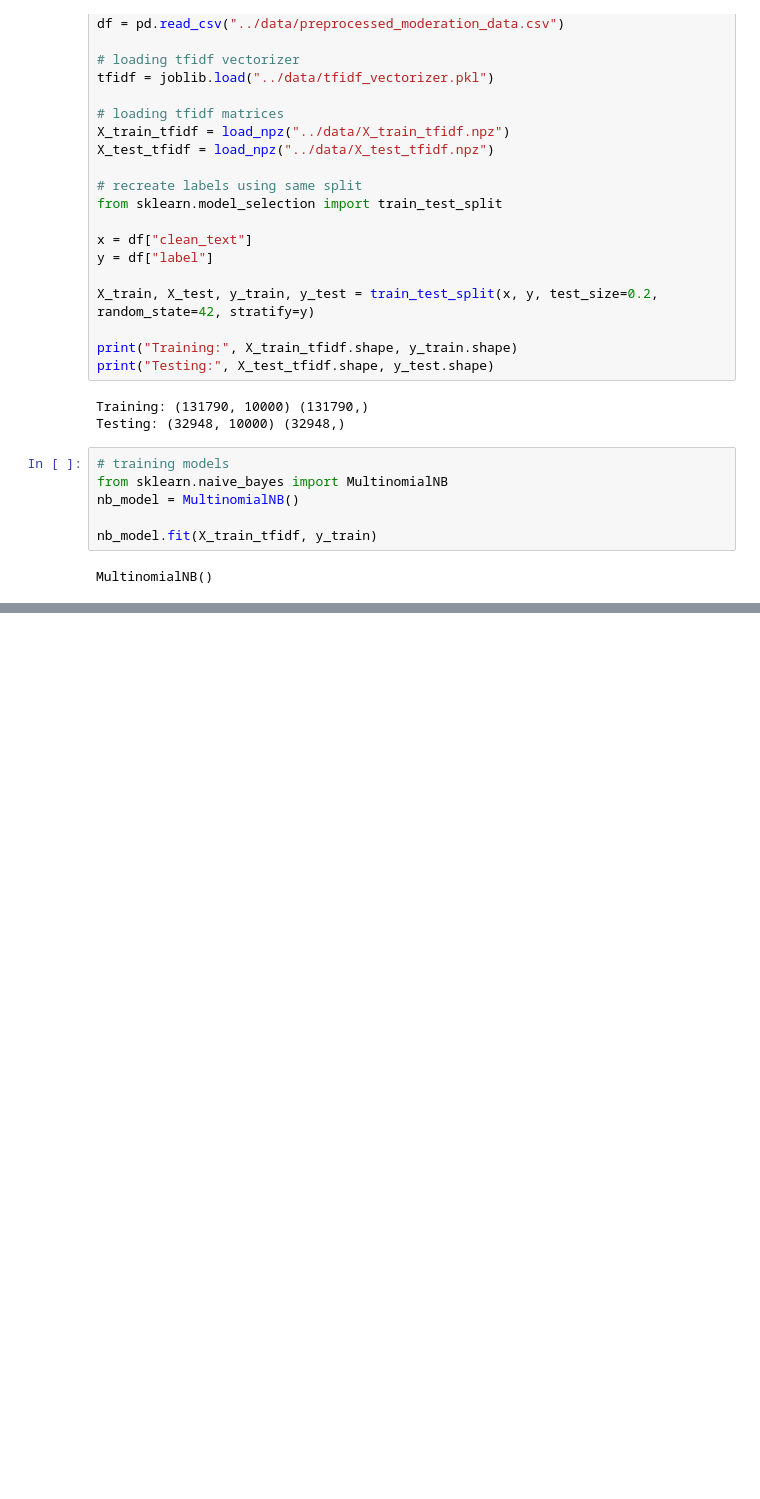
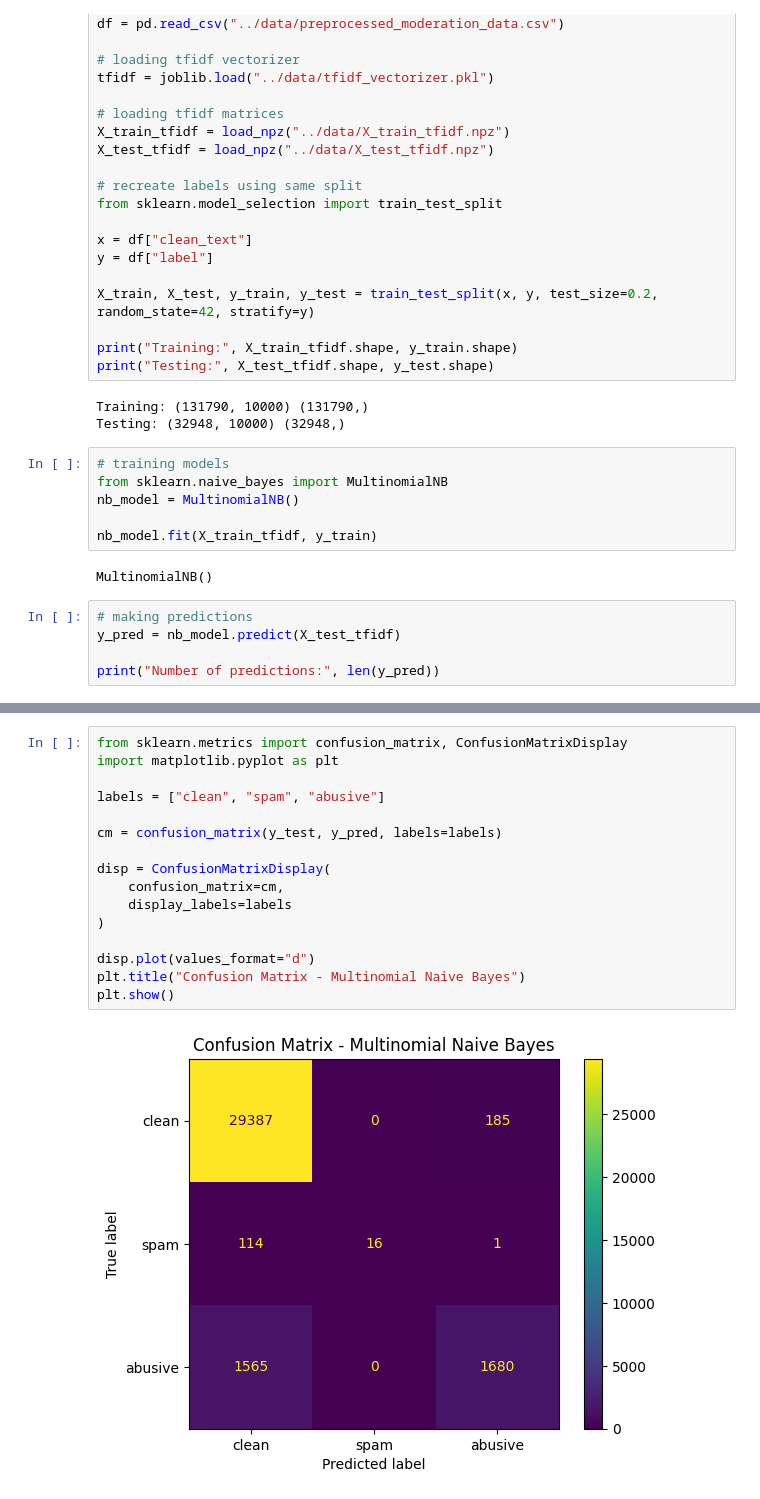
Before and after one commit to divyamohan6388-droid/Real-Time-Content-Moderation, a Jupyter notebook: notebooks/model_training.ipynb, the cells around one changed output, grey strips where cells are left out. Saved outputs shown, nothing was run; the diff lists cells and outputs as text; blank space fills up the shorter version.

Commit message:
completed model training and evaluation

```diff
--- a/notebooks/model_training.ipynb
+++ b/notebooks/model_training.ipynb
@@ -35,3 +35,8 @@ nb_model = MultinomialNB()
 nb_model.fit(X_train_tfidf, y_train)
 # %% [output]
 MultinomialNB()
+# %%
+# making predictions
+y_pred = nb_model.predict(X_test_tfidf)
+
+print("Number of predictions:", len(y_pred))
@@ -37,0 +69,18 @@ MultinomialNB()
+# %%
+from sklearn.metrics import confusion_matrix, ConfusionMatrixDisplay
+import matplotlib.pyplot as plt
+
+labels = ["clean", "spam", "abusive"]
+
+cm = confusion_matrix(y_test, y_pred, labels=labels)
+
+disp = ConfusionMatrixDisplay(
+    confusion_matrix=cm,
+    display_labels=labels
+)
+
+disp.plot(values_format="d")
+plt.title("Confusion Matrix - Multinomial Naive Bayes")
+plt.show()
+# %% [output]
+[figure, added]
```
Also changed, not shown: parts of 18 cells of this notebook.
